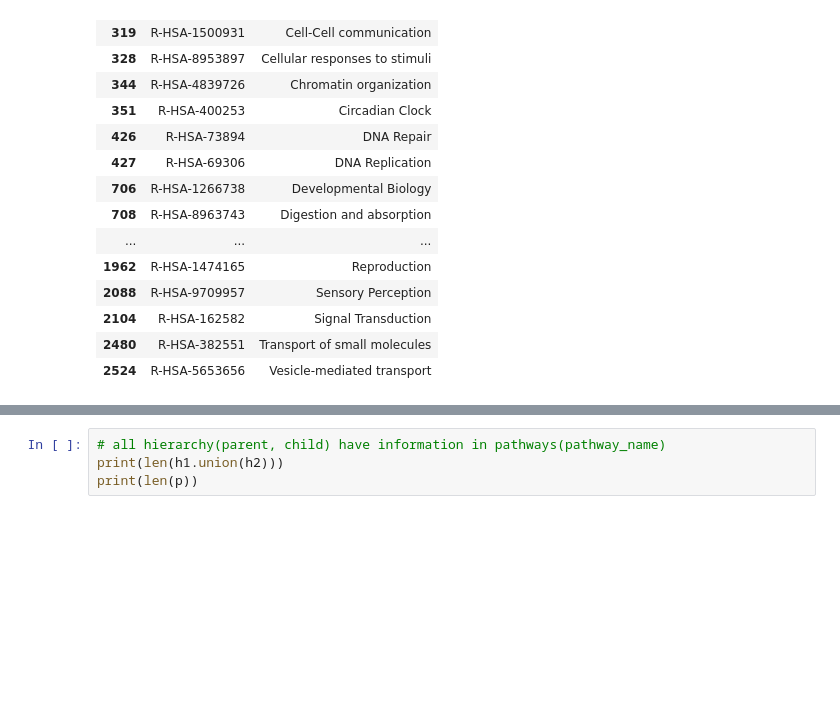
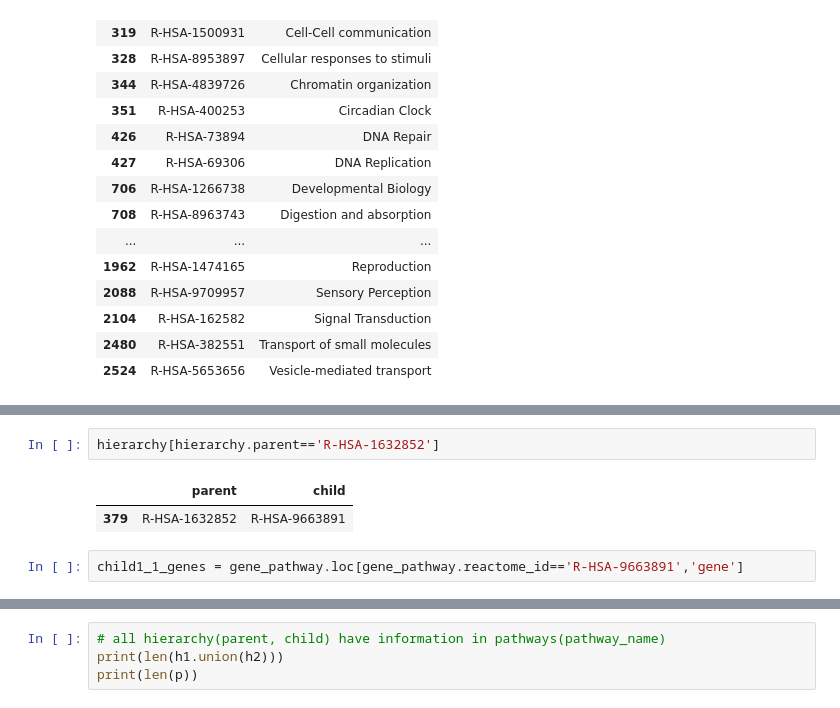
Before and after one commit to Hosseini7798/PNET_py3, a Jupyter notebook: Simple_Model/Biological_Network.ipynb, the cells around one changed output, grey strips where cells are left out. Saved outputs shown, nothing was run; the diff lists cells and outputs as text; blank space fills up the shorter version.

```diff
--- a/Simple_Model/Biological_Network.ipynb
+++ b/Simple_Model/Biological_Network.ipynb
@@ -220,0 +249,7 @@ pathways[pathways.reactome_id.isin(c3)]
+# %%
+hierarchy[hierarchy.parent=='R-HSA-1632852']
+# %% [output]
+|  | parent | child |
+| 379 | R-HSA-1632852 | R-HSA-9663891 |
+# %%
+child1_1_genes = gene_pathway.loc[gene_pathway.reactome_id=='R-HSA-9663891','gene']
```
Also changed, not shown: parts of 67 cells of this notebook, 4 other files.
